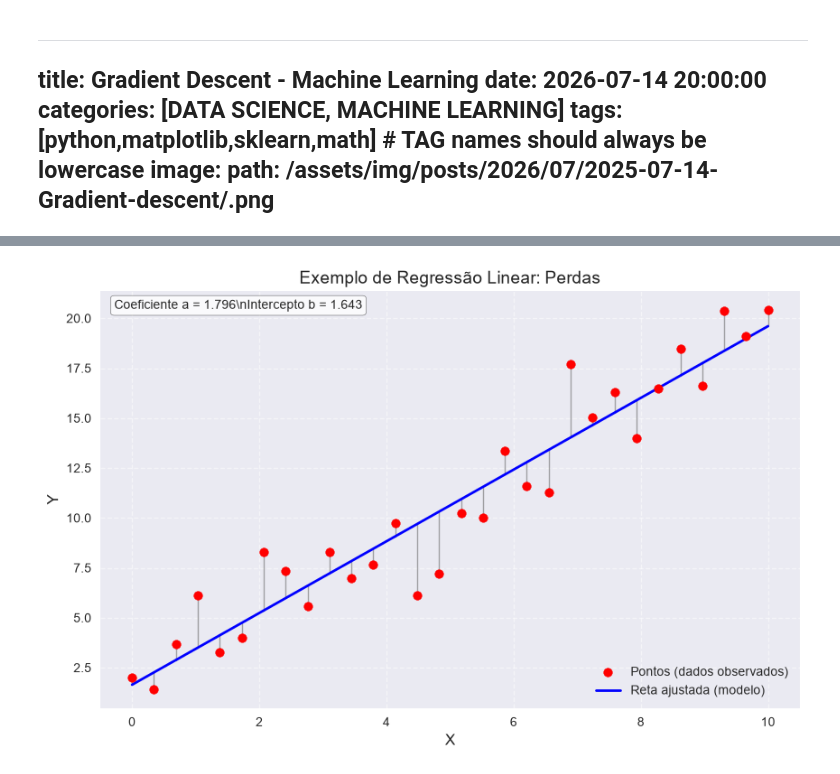
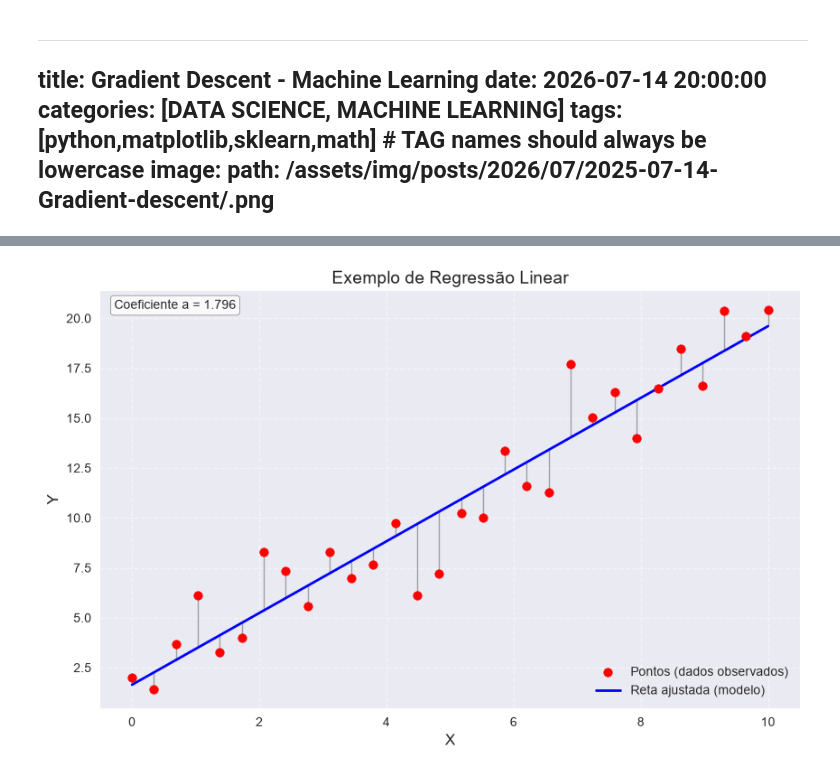
Before and after one commit to alxpas/alxpas.github.io, a Jupyter notebook: _notebooks/2025-07-14-Gradient-descent.ipynb, the cells around one changed output, grey strips where cells are left out. Saved outputs shown, nothing was run; the diff lists cells and outputs as text; code cells hidden in the pictures.

```diff
--- a/_notebooks/2025-07-14-Gradient-descent.ipynb
+++ b/_notebooks/2025-07-14-Gradient-descent.ipynb
@@ -52,33 +78,33 @@ y = y_true + noise                      # observações (pontos próximos à ret
 a = np.cov(x, y, bias=True)[0, 1] / np.var(x)
 b = np.mean(y) - a * np.mean(x)
 y_pred = a * x + b
 
 # --- Plotagem ---
 plt.style.use('seaborn-v0_8')           # estilo limpo
 fig, ax = plt.subplots(figsize=(10, 6))
 
 # pontos de dados em vermelho
 ax.scatter(x, y, color='red', label='Pontos (dados observados)', zorder=3)
 
 # reta ajustada em azul
 ax.plot(x, y_pred, color='blue', linewidth=2, label='Reta ajustada (modelo)', zorder=2)
 
 # linhas verticais mostrando resíduos (diferença entre y e y_pred)
 for xi, yi, ypi in zip(x, y, y_pred):
     ax.plot([xi, xi], [yi, ypi], color='gray', linewidth=1, alpha=0.7, zorder=1)
 
 # anotações e estilo
 ax.set_xlabel('X', fontsize=12)
 ax.set_ylabel('Y', fontsize=12)
 ax.set_title('Exemplo de Regressão Linear', fontsize=14)
 ax.legend()
 ax.grid(True, linestyle='--', alpha=0.5)
 
-ax.text(0.02, 0.98, textstr, transform=ax.transAxes, fontsize=10,
-        verticalalignment='top', bbox=dict(boxstyle='round', facecolor='white', alpha=0.8))
+textstr = f'Coeficiente a = {a:.3f}'
+ax.text(0.02, 0.98, textstr, transform=ax.transAxes, fontsize=10,verticalalignment='top', bbox=dict(boxstyle='round', facecolor='white', alpha=0.8))
 
 
 # mostrar na tela
 plt.show()
 # %% [output]
-[figure, old version]
+[figure, new version]
```
Also changed, not shown: parts of 4 cells of this notebook, 8 other files.
